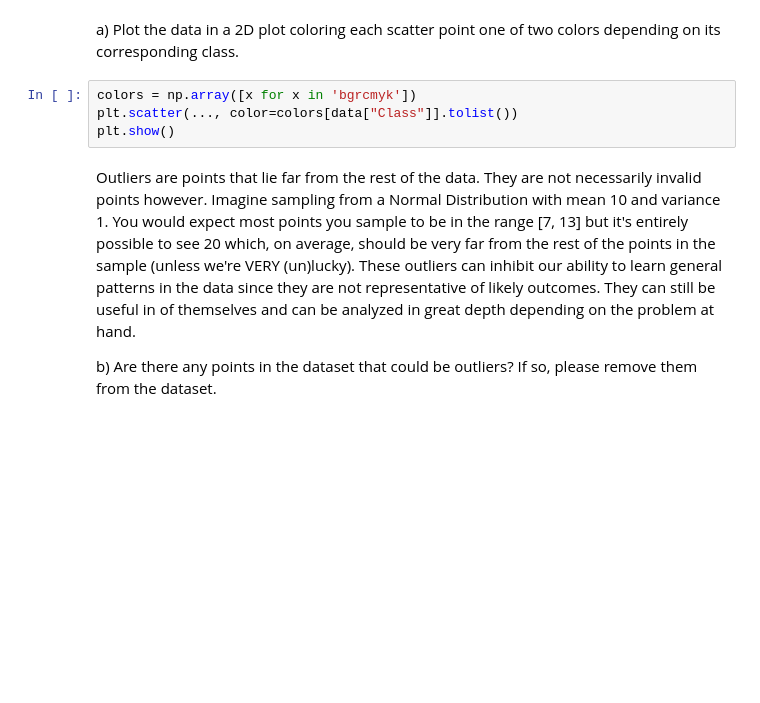
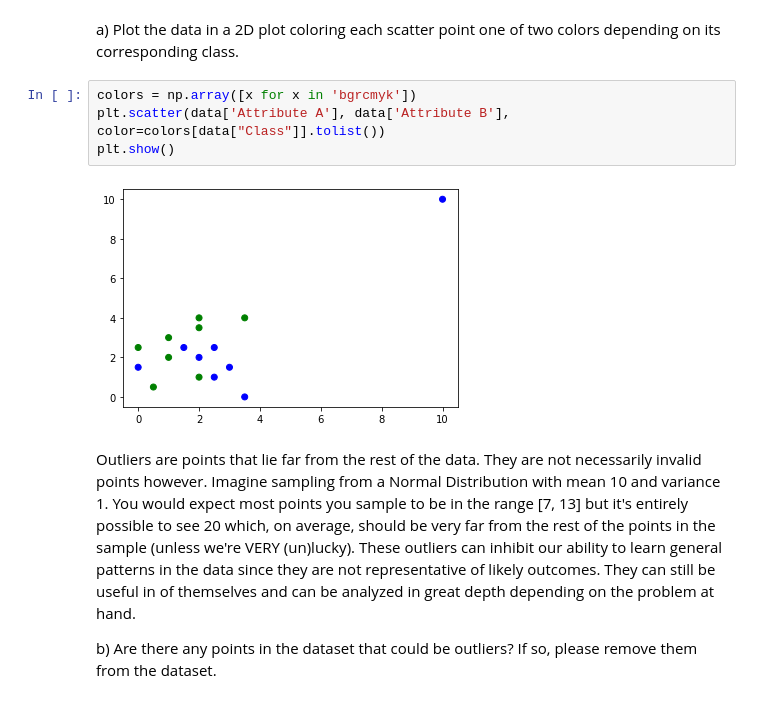
Before and after one commit to TristanLee187/Data-Science-Fundamentals, a Jupyter notebook: lecture_12/worksheet_12.ipynb, the cells around one changed output. Cells and saved outputs as stored; diff of their text form; blank space fills up the shorter version.

```diff
--- a/lecture_12/worksheet_12.ipynb
+++ b/lecture_12/worksheet_12.ipynb
@@ -41,8 +47,10 @@ data = {
 a) Plot the data in a 2D plot coloring each scatter point one of two colors depending on its corresponding class.
 # %%
 colors = np.array([x for x in 'bgrcmyk'])
-plt.scatter(..., color=colors[data["Class"]].tolist())
+plt.scatter(data['Attribute A'], data['Attribute B'], color=colors[data["Class"]].tolist())
 plt.show()
+# %% [output]
+[figure, added]
 # %% [markdown]
 Outliers are points that lie far from the rest of the data. They are not necessarily invalid points however. Imagine sampling from a Normal Distribution with mean 10 and variance 1. You would expect most points you sample to be in the range [7, 13] but it's entirely possible to see 20 which, on average, should be very far from the rest of the points in the sample (unless we're VERY (un)lucky). These outliers can inhibit our ability to learn general patterns in the data since they are not representative of likely outcomes. They can still be useful in of themselves and can be analyzed in great depth depending on the problem at hand.
 
```
Also changed, not shown: parts of 11 cells of this notebook.
